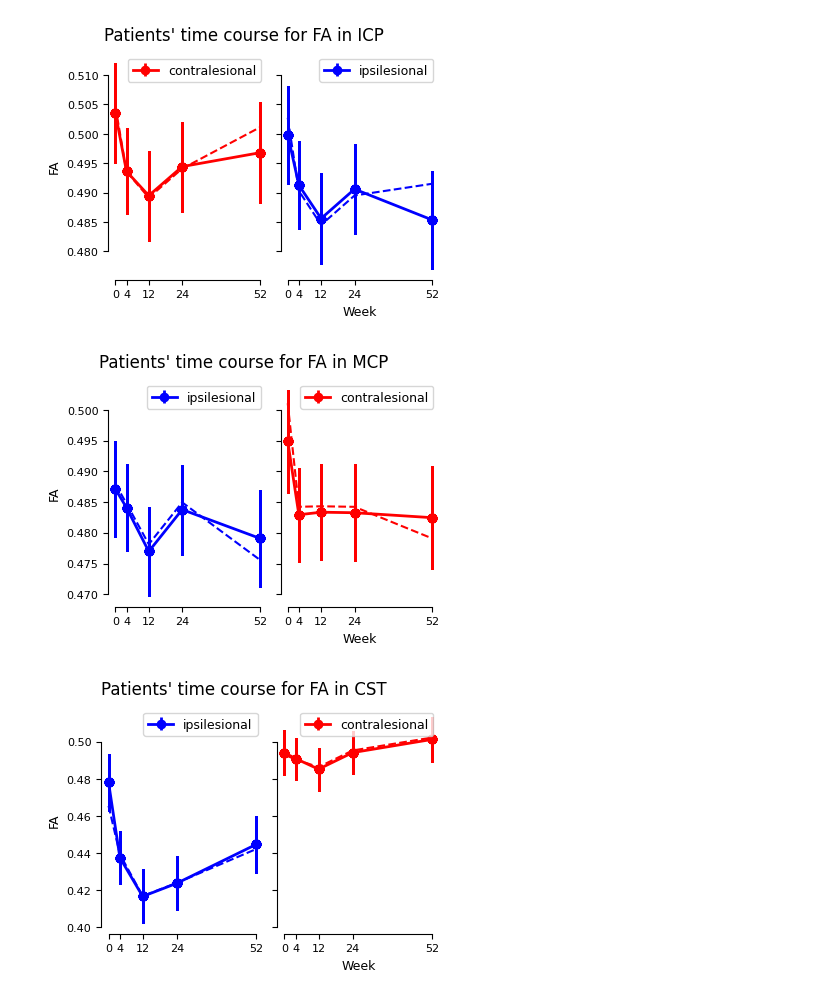
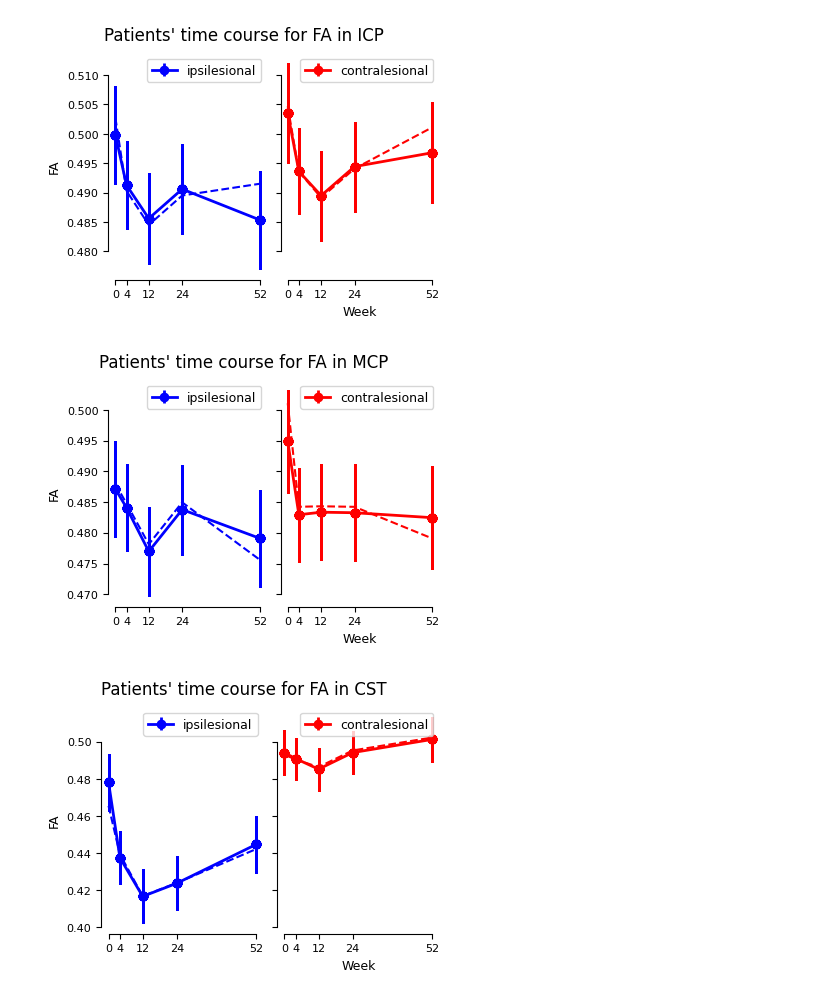
Before and after one commit to medhakp/smarts_cerebellum, a Jupyter notebook: notebooks/lme_DTI.ipynb, the cells around one changed output. Saved outputs shown, nothing was run; the diff lists cells and outputs as text; code cells hidden in the pictures.

```diff
--- a/notebooks/lme_DTI.ipynb
+++ b/notebooks/lme_DTI.ipynb
@@ -26,35 +26,36 @@ colours = ['red', 'blue']
 for r, region in enumerate(lme.region_bilat.unique()):
     region_lme = lme[lme.region_bilat == region].sort_values('Week')
     region_obs = obs[obs.region_bilat == region].sort_values('week_num')
 
     fig, axs = plt.subplots(1,2, figsize=(4,3), sharey = True, constrained_layout=True)
 
     for i, side in enumerate(region_lme.side.unique()):
-        ax = axs[i]
         if side == 'ipsilesional':
             colour = 'blue'
+            ax = axs[0]
         if side == 'contralesional':
             colour = 'red'
+            ax = axs[1]
 
         region_lme_side = region_lme[region_lme.side == side].sort_values("Week")
         region_obs_side = region_obs[region_obs.side == side].sort_values("week_num")
         region_obs_side = region_obs_side.groupby(["week_num"]).agg({'Mean': 'mean'}).reset_index()
 
         ax.errorbar(x = region_lme_side['Week'], y = region_lme_side['beta'], yerr = region_lme_side['se'], fmt = '-o', linewidth = 2, color = colour, label = side)
         ax.plot(region_obs_side['week_num'], region_obs_side['Mean'], linestyle = '--', color = colour)
 
 
     for ax in axs:
         ax.legend()
         ax.set_xticks(gl.weeks)
         axs[0].set_ylabel("FA")
         axs[1].set_xlabel("Week")
 
     plt.suptitle(f"Patients' time course for FA in {region}")
     sns.despine(trim = True)
     plt.show()
 # %% [output]
-[figure, old version]
+[figure, new version]
 [figure]
 [figure]
 [figure]
```
